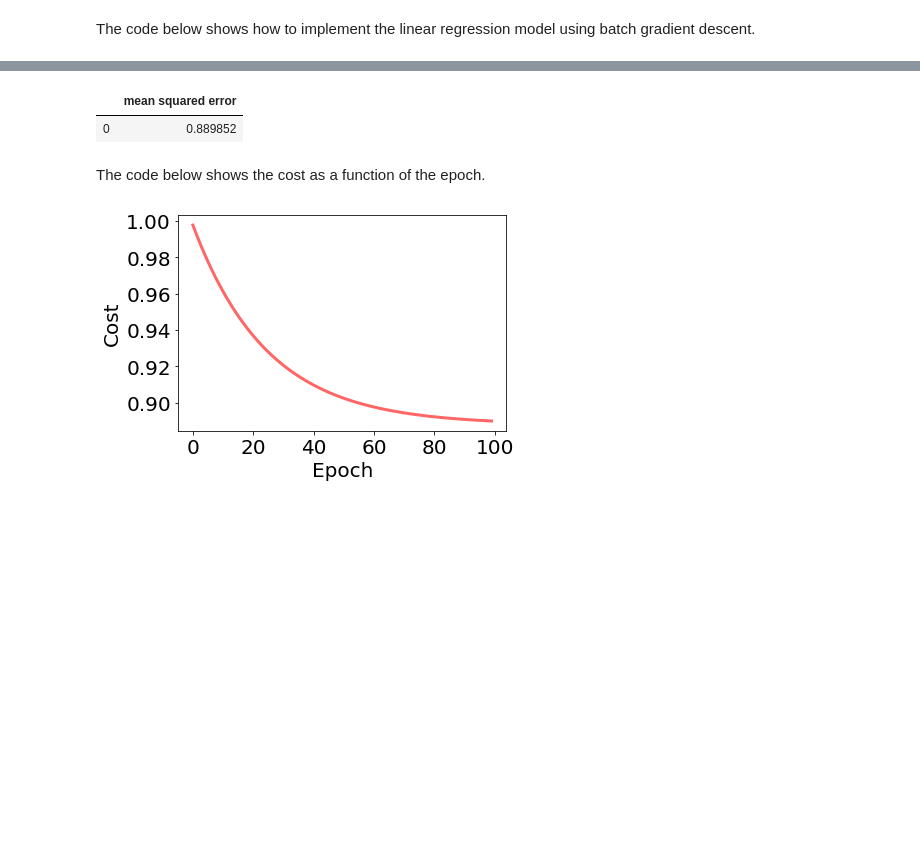
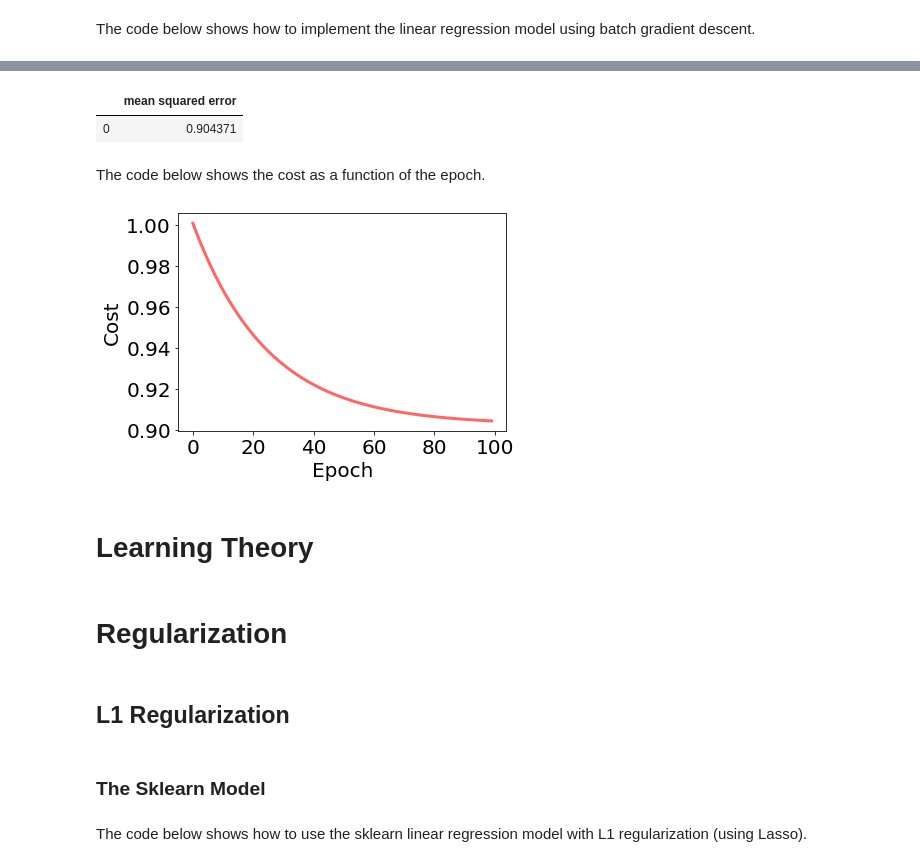
Before and after one commit to nehat312/teaching, a Jupyter notebook: gwu/machine_learning_I/spring_2020/case_study/case_study_1/case_study_1.ipynb, the cells around one changed output, grey strips where cells are left out. Saved outputs shown, nothing was run; the diff lists cells and outputs as text; code cells hidden in the pictures; blank space fills up the shorter version.

```diff
--- a/gwu/machine_learning_I/spring_2020/case_study/case_study_1/case_study_1.ipynb
+++ b/gwu/machine_learning_I/spring_2020/case_study/case_study_1/case_study_1.ipynb
@@ -321,6 +392,6 @@ The code below shows how to combine the training and testing data (using pandas
 # %%
-# Combine df_impute_train and df_impute_test
-df = pd.concat([df_impute_train, df_impute_test], sort=False)
+# Combine df_impute_train, df_impute_valid and df_impute_test
+df = pd.concat([df_impute_train, df_impute_valid, df_impute_test], sort=False)
 
 # Print the unique dtype of variables in df
 pd.DataFrame(df.dtypes.unique(), columns=['dtype'])
@@ -353,7 +424,7 @@ def cat_var_checker(df):
                           columns=['var', 'nunique'])
 
     # Sort df_cat in accending order of the number of unique value
-    df_cat = df_cat.sort_values(by='nunique', ascending=False)
+    df_cat = df_cat.sort_values(by='nunique', ascending=False).reset_index(drop=True)
 
     return df_cat
 # %%
@@ -408,10 +479,9 @@ The code below shows how to separate the training and testing data.
 # %%
 # Separating the training data
-df_train = df.iloc[:df_train.shape[0], :]
+df_train = df.iloc[:df_impute_train.shape[0], :]
+
+# Separating the validation data
+df_valid = df.iloc[df_impute_train.shape[0]:df_impute_train.shape[0] + df_impute_valid.shape[0], :]
 
 # Separating the testing data
-df_test = df.iloc[df_train.shape[0]:, :]
-
-# Print the dimension of the training and testing data
-print(df_train.shape)
-print(df_test.shape)
+df_test = df.iloc[df_impute_train.shape[0] + df_impute_valid.shape[0]:, :]
@@ -852,7 +956,7 @@ The code below shows how to implement the linear regression model using batch gr
 class LinearRegression_BGD(BaseEstimator, RegressorMixin):
     """The linear regression model implemented using batch gradient descent"""
 
-    def __init__(self, n_iter=100, eta=10 ** -2, random_state=0):
+    def __init__(self, n_iter=100, eta=10 ** -2, random_state=42):
         # The number of iterations
         self.n_iter = n_iter
 
@@ -881,8 +985,8 @@ class LinearRegression_BGD(BaseEstimator, RegressorMixin):
         # Initialize the weight
         self.w = self.rgen.normal(loc=0.0, scale=0.01, size=Z.shape[1])
 
-        # Initialize the cost
-        self.cost = []
+        # Initialize the costs
+        self.costs = []
 
         # For each iteration
         for _ in range(self.n_iter):
@@ -898,8 +1002,8 @@ class LinearRegression_BGD(BaseEstimator, RegressorMixin):
             # Update the weight
             self.w += 2 * self.eta * Z.T.dot(error) / Z.shape[0]
 
-            # Update the cost
-            self.cost.append(mse)
+            # Update the costs
+            self.costs.append(mse)
 
     def net_input(self, Z):
         """
@@ -948,26 +1052,36 @@ round(pd.DataFrame(lr_bgd.w.reshape(1, -1), columns=['w0', 'w1']), 10)
 # %%
 # Print the cost (mean squared error) in the last epoch
-pd.DataFrame([lr_bgd.cost[-1]], columns=['mean squared error'])
+pd.DataFrame([lr_bgd.costs[-1]], columns=['mean squared error'])
 # %% [output]
 |  | mean squared error |
-| 0 | 0.889852 |
+| 0 | 0.904371 |
 # %% [markdown]
 The code below shows the cost as a function of the epoch.
 # %%
 # The line plot
-plt.plot(range(100), lr_bgd.cost, color='red', lw=3, alpha=0.6)
+plt.plot(range(100), lr_bgd.costs, color='red', lw=3, alpha=0.6)
 
 # Set x-axis
 plt.xlabel('Epoch', fontsize=20)
 plt.xticks(fontsize=20)
 
 # Set y-axis
 plt.ylabel('Cost', fontsize=20)
 plt.yticks(fontsize=20)
 
 # Save and show the figure
 plt.tight_layout()
 plt.savefig('./figure/simple_linear_regression_LotFrontage_SalePrice.pdf')
 plt.show()
 # %% [output]
-[figure, old version]
+[figure, new version]
+# %% [markdown]
+# Learning Theory
+# %% [markdown]
+# Regularization
+# %% [markdown]
+## L1 Regularization
+# %% [markdown]
+### The Sklearn Model
+# %% [markdown]
+The code below shows how to use the sklearn linear regression model with L1 regularization (using Lasso).
```
Also changed, not shown: parts of 93 cells of this notebook.
